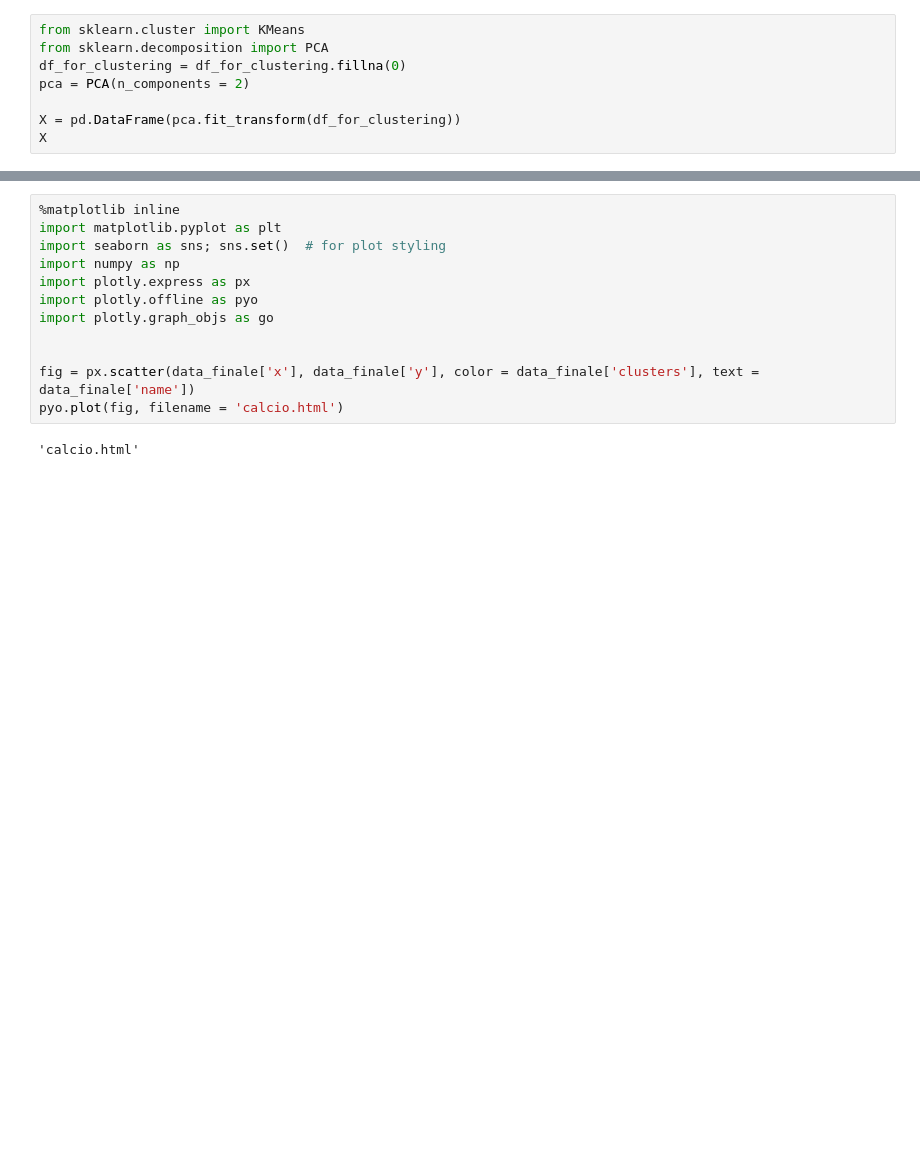
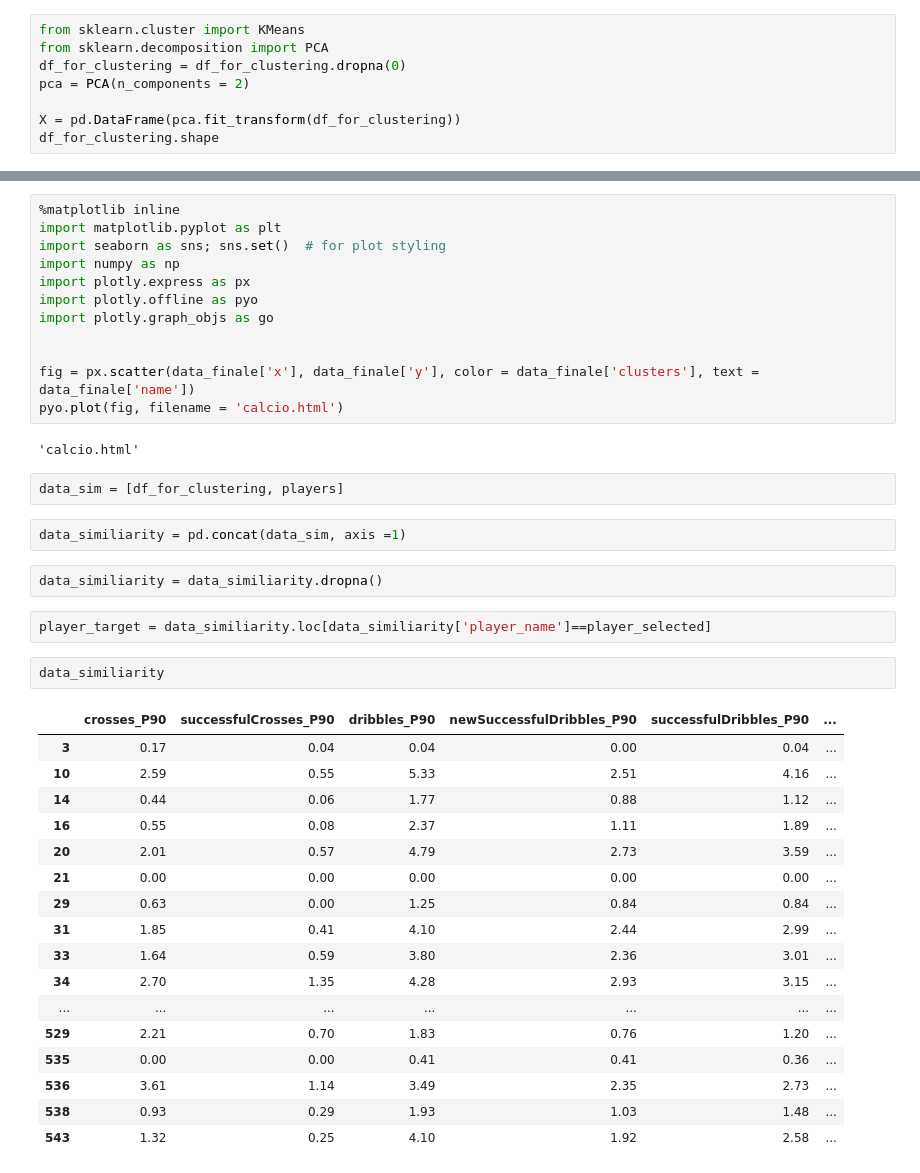
Before and after one commit to maurosamarelli/FDA_2021, a Jupyter notebook: code/FDA_clustering.ipynb, the cells around one changed output, grey strips where cells are left out. Saved outputs shown, nothing was run; the diff lists cells and outputs as text; blank space fills up the shorter version.

```diff
--- a/code/FDA_clustering.ipynb
+++ b/code/FDA_clustering.ipynb
@@ -317,9 +316,9 @@ df_for_clustering
 # %%
 from sklearn.cluster import KMeans
 from sklearn.decomposition import PCA
-df_for_clustering = df_for_clustering.fillna(0)
+df_for_clustering = df_for_clustering.dropna(0)
 pca = PCA(n_components = 2)
 
 X = pd.DataFrame(pca.fit_transform(df_for_clustering))
-X
+df_for_clustering.shape
 # %% [output]
@@ -385,3 +369,31 @@ fig = px.scatter(data_finale['x'], data_finale['y'], color = data_finale['cluste
 pyo.plot(fig, filename = 'calcio.html')
 # %% [output]
 'calcio.html'
+# %%
+data_sim = [df_for_clustering, players]
+# %%
+data_similiarity = pd.concat(data_sim, axis =1)
+# %%
+data_similiarity = data_similiarity.dropna()
+# %%
+player_target = data_similiarity.loc[data_similiarity['player_name']==player_selected]
+# %%
+data_similiarity
+# %% [output]
+|  | crosses_P90 | successfulCrosses_P90 | dribbles_P90 | newSuccessfulDribbles_P90 | successfulDribbles_P90 | ... |
+| 3 | 0.17 | 0.04 | 0.04 | 0.00 | 0.04 | ... |
+| 10 | 2.59 | 0.55 | 5.33 | 2.51 | 4.16 | ... |
+| 14 | 0.44 | 0.06 | 1.77 | 0.88 | 1.12 | ... |
+| 16 | 0.55 | 0.08 | 2.37 | 1.11 | 1.89 | ... |
+| 20 | 2.01 | 0.57 | 4.79 | 2.73 | 3.59 | ... |
+| 21 | 0.00 | 0.00 | 0.00 | 0.00 | 0.00 | ... |
+| 29 | 0.63 | 0.00 | 1.25 | 0.84 | 0.84 | ... |
+| 31 | 1.85 | 0.41 | 4.10 | 2.44 | 2.99 | ... |
+| 33 | 1.64 | 0.59 | 3.80 | 2.36 | 3.01 | ... |
+| 34 | 2.70 | 1.35 | 4.28 | 2.93 | 3.15 | ... |
+| ... | ... | ... | ... | ... | ... | ... |
+| 529 | 2.21 | 0.70 | 1.83 | 0.76 | 1.20 | ... |
+| 535 | 0.00 | 0.00 | 0.41 | 0.41 | 0.36 | ... |
+| 536 | 3.61 | 1.14 | 3.49 | 2.35 | 2.73 | ... |
+| 538 | 0.93 | 0.29 | 1.93 | 1.03 | 1.48 | ... |
+| 543 | 1.32 | 0.25 | 4.10 | 1.92 | 2.58 | ... |
```
Also changed, not shown: parts of 13 cells of this notebook.
